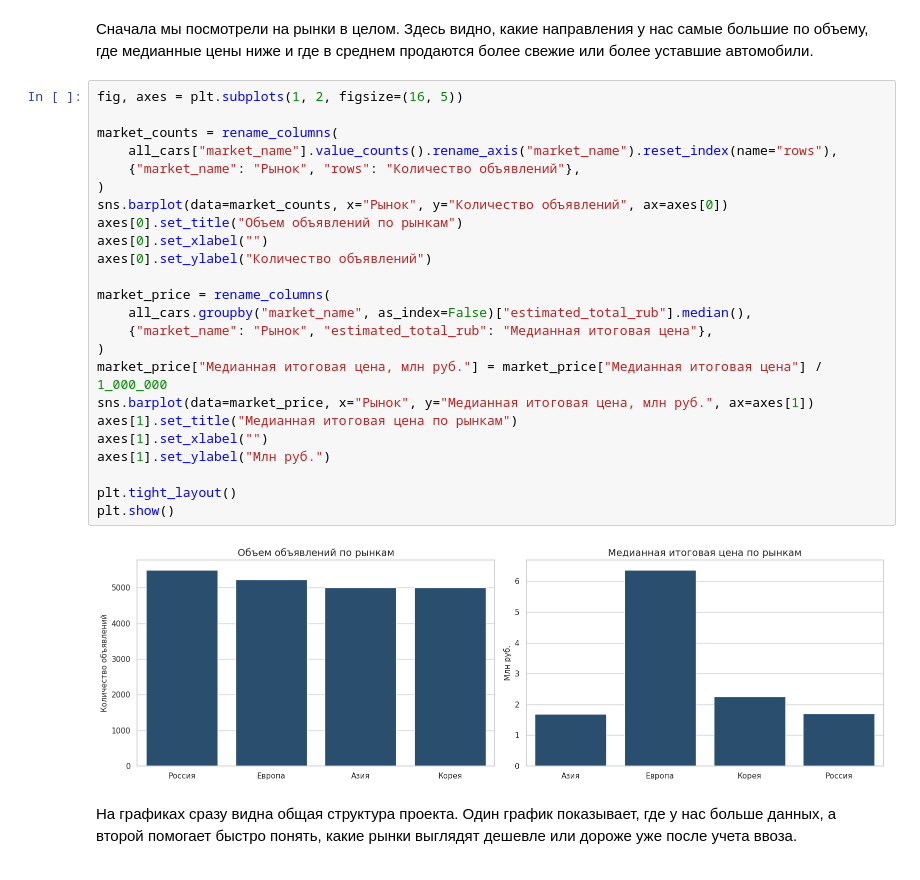
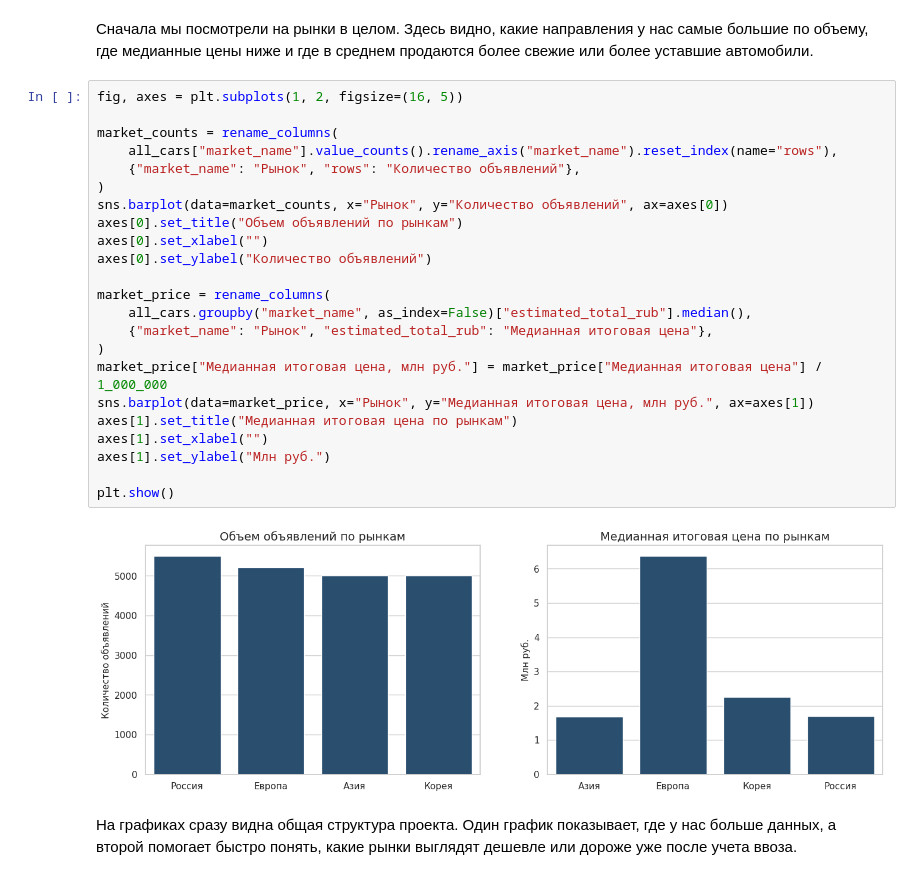
Before and after one commit to SkwamaZ/GP2_AUTOMOBILES, a Jupyter notebook: GP_2.ipynb, the cells around one changed output. Saved outputs shown, nothing was run; the diff lists cells and outputs as text.

```diff
--- a/GP_2.ipynb
+++ b/GP_2.ipynb
@@ -502,29 +518,28 @@ display(market_table)
 # %%
 fig, axes = plt.subplots(1, 2, figsize=(16, 5))
 
 market_counts = rename_columns(
     all_cars["market_name"].value_counts().rename_axis("market_name").reset_index(name="rows"),
     {"market_name": "Рынок", "rows": "Количество объявлений"},
 )
 sns.barplot(data=market_counts, x="Рынок", y="Количество объявлений", ax=axes[0])
 axes[0].set_title("Объем объявлений по рынкам")
 axes[0].set_xlabel("")
 axes[0].set_ylabel("Количество объявлений")
 
 market_price = rename_columns(
     all_cars.groupby("market_name", as_index=False)["estimated_total_rub"].median(),
     {"market_name": "Рынок", "estimated_total_rub": "Медианная итоговая цена"},
 )
 market_price["Медианная итоговая цена, млн руб."] = market_price["Медианная итоговая цена"] / 1_000_000
 sns.barplot(data=market_price, x="Рынок", y="Медианная итоговая цена, млн руб.", ax=axes[1])
 axes[1].set_title("Медианная итоговая цена по рынкам")
 axes[1].set_xlabel("")
 axes[1].set_ylabel("Млн руб.")
 
-plt.tight_layout()
 plt.show()
 # %% [output]
-[figure, old version]
+[figure, new version]
 # %% [markdown]
 На графиках сразу видна общая структура проекта. Один график показывает, где у нас больше данных, а второй помогает быстро понять, какие рынки выглядят дешевле или дороже уже после учета ввоза.
 # %%
```
Also changed, not shown: parts of 53 cells of this notebook, 1 other file.
